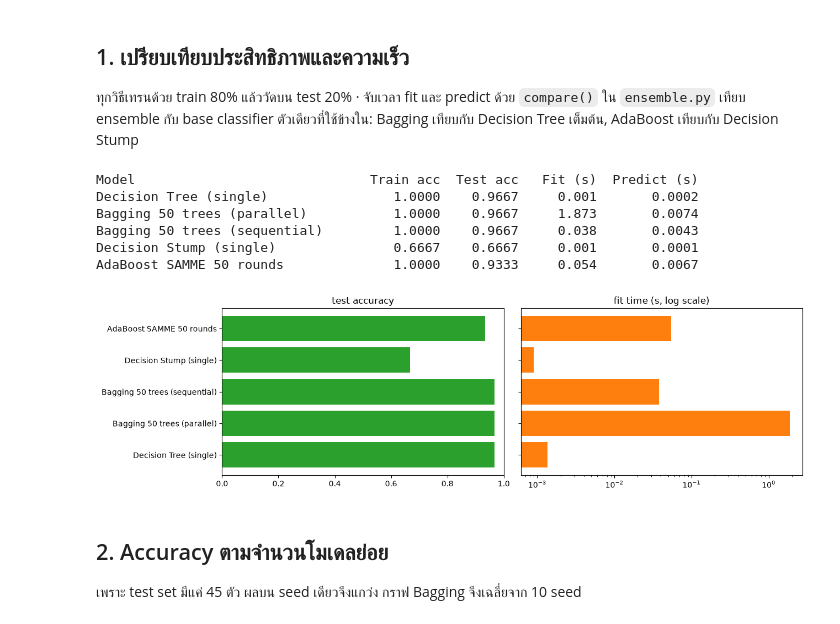
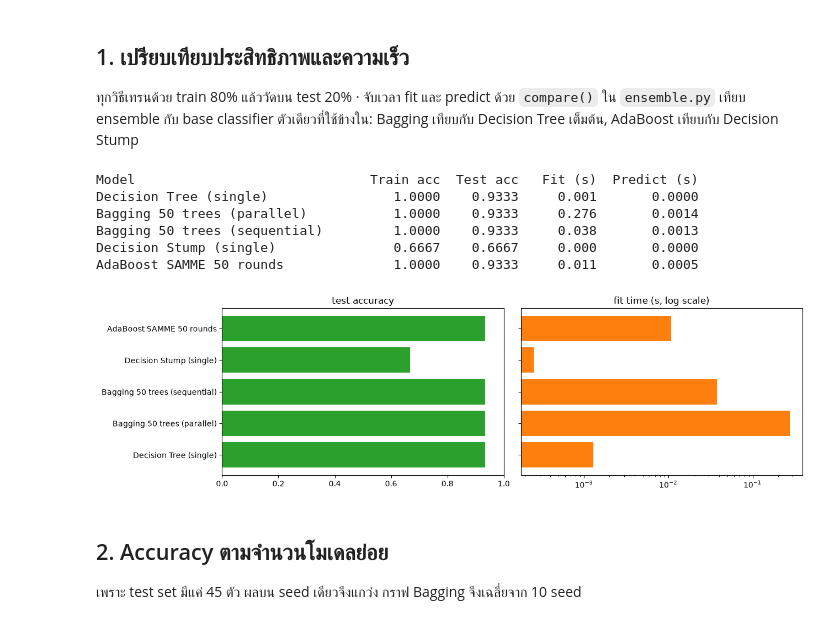
Before and after one commit to Finoria-co/Ensemble-Learning, a Jupyter notebook: ensemble_iris.ipynb, the cells around one changed output. Drawn from its saved outputs; the diff is of its cells as text; code cells hidden in the pictures.

```diff
--- a/ensemble_iris.ipynb
+++ b/ensemble_iris.ipynb
@@ -88,32 +87,32 @@ PetalWidthCm   เป็นจำนวนเต็มทุกตัว: False
 # %%
 from ensemble import compare
 
 rows = compare(X_tr, y_tr, X_te, y_te, n_estimators=50)
 print(f"{'Model':<34}{'Train acc':>10}{'Test acc':>10}{'Fit (s)':>10}{'Predict (s)':>13}")
 for r in rows:
     print(f"{r['model']:<34}{r['train_acc']:>10.4f}{r['test_acc']:>10.4f}{r['fit_s']:>10.3f}{r['predict_s']:>13.4f}")
 
 # โมเดลที่ใช้ต่อในส่วนอื่น (seed เดียวกับในตาราง ผลจึงเหมือนกัน)
-tree  = DecisionTreeClassifier(random_state=0).fit(X_tr, y_tr)
-stump = DecisionTreeClassifier(max_depth=1, random_state=0).fit(X_tr, y_tr)
+tree  = DecisionTree(random_state=0).fit(X_tr, y_tr)
+stump = DecisionTree(max_depth=1, random_state=0).fit(X_tr, y_tr)
 bag   = BaggingClassifier(n_estimators=50, parallel=False, seed=0).fit(X_tr, y_tr)
 ada   = AdaBoostSAMME(n_estimators=50, seed=0).fit(X_tr, y_tr)
 
 # กราฟแท่ง: accuracy และเวลา fit ของแต่ละวิธี
 fig, ax = plt.subplots(1, 2, figsize=(13, 3.8))
 names = [r["model"] for r in rows]
 ax[0].barh(names, [r["test_acc"] for r in rows], color="tab:green"); ax[0].set(xlim=(0, 1), title="test accuracy")
 ax[1].barh(names, [r["fit_s"] for r in rows], color="tab:orange"); ax[1].set(xscale="log", title="fit time (s, log scale)")
 ax[1].set_yticklabels([])
 fig.tight_layout(); plt.show()
 # %% [output]
 Model                              Train acc  Test acc   Fit (s)  Predict (s)
-Decision Tree (single)                1.0000    0.9667     0.001       0.0002
-Bagging 50 trees (parallel)           1.0000    0.9667     1.873       0.0074
-Bagging 50 trees (sequential)         1.0000    0.9667     0.038       0.0043
-Decision Stump (single)               0.6667    0.6667     0.001       0.0001
-AdaBoost SAMME 50 rounds              1.0000    0.9333     0.054       0.0067
+Decision Tree (single)                1.0000    0.9333     0.001       0.0000
+Bagging 50 trees (parallel)           1.0000    0.9333     0.276       0.0014
+Bagging 50 trees (sequential)         1.0000    0.9333     0.038       0.0013
+Decision Stump (single)               0.6667    0.6667     0.000       0.0000
+AdaBoost SAMME 50 rounds              1.0000    0.9333     0.011       0.0005
-[figure, old version]
+[figure, new version]
 # %% [markdown]
 ## 2. Accuracy ตามจำนวนโมเดลย่อย
 เพราะ test set มีแค่ 45 ตัว ผลบน seed เดียวจึงแกว่ง กราฟ Bagging จึงเฉลี่ยจาก 10 seed
```
Also changed, not shown: parts of 7 cells of this notebook.
